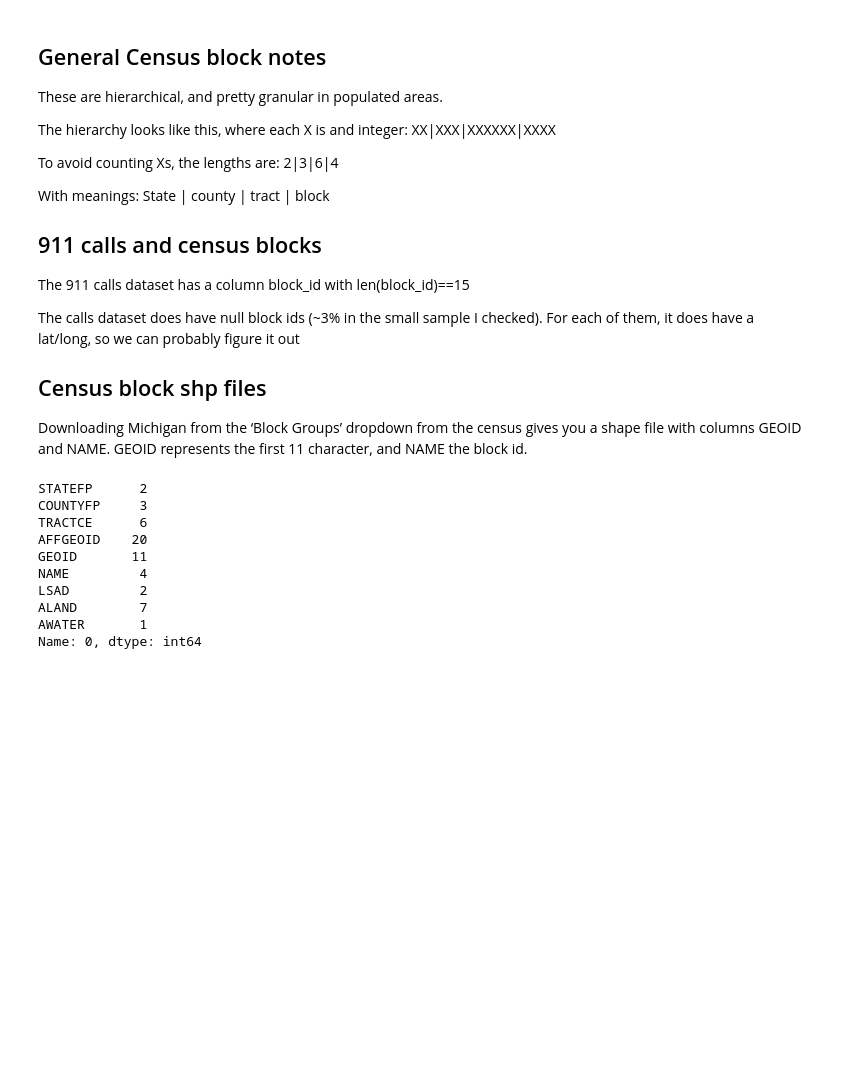
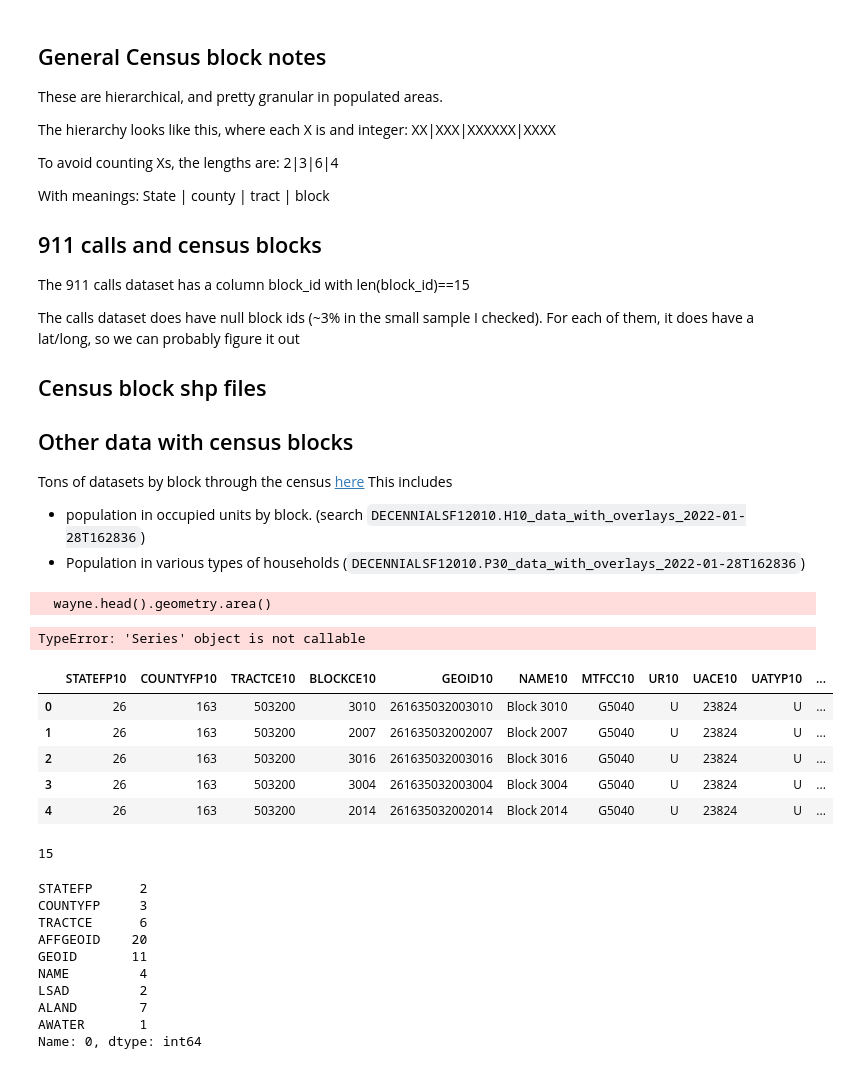
Before and after one commit to ahakso/detroit, a Jupyter notebook: census_blocks.ipynb, the cells around one changed output. Saved outputs shown, nothing was run; the diff lists cells and outputs as text; code cells hidden in the pictures; blank space fills up the shorter version.

Commit message:
use blocks instead of block groups

```diff
--- a/census_blocks.ipynb
+++ b/census_blocks.ipynb
@@ -24,7 +23,19 @@ The 911 calls dataset has a column block_id with len(block_id)==15
 The calls dataset does have null block ids (~3% in the small sample I checked). For each of them, it does have a lat/long, so we can probably figure it out
 
 ## Census block shp files
-Downloading Michigan from the ‘Block Groups’ dropdown from the census gives you a shape file with columns GEOID and NAME. GEOID represents the first 11 character, and NAME the block id.
+
+
+
+## Other data with census blocks
+Tons of datasets by block through the census [here](https://data.census.gov/cedsci/table?q=United%20States&g=0500000US26163%241000000)
+This includes
+* population in occupied units by block. (search `DECENNIALSF12010.H10_data_with_overlays_2022-01-28T162836`)
+* Population in various types of households (`DECENNIALSF12010.P30_data_with_overlays_2022-01-28T162836`)
+# %%
+wayne.head().geometry.area()
+# %% [output]
+  wayne.head().geometry.area()
+TypeError: 'Series' object is not callable
 # %%
 import geopandas as gpd
 from util_detroit import kml_to_gpd, csv_with_x_y_to_gpd
@@ -40,7 +51,20 @@ COLS_911 = [
     "oid",
 ]
 # %%
-tract = gpd.read_file('/Users/ahakso/Downloads/cb_2018_26_tract_500k/cb_2018_26_tract_500k.shp')
+block = gpd.read_file('/Users/ahakso/Downloads/wayne_county_census_blocks/tl_2010_26163_tabblock10.shp')
+# %%
+block.head()
+# %% [output]
+|  | STATEFP10 | COUNTYFP10 | TRACTCE10 | BLOCKCE10 | GEOID10 | NAME10 | MTFCC10 | UR10 | UACE10 | UATYP10 | ... |
+| 0 | 26 | 163 | 503200 | 3010 | 261635032003010 | Block 3010 | G5040 | U | 23824 | U | ... |
+| 1 | 26 | 163 | 503200 | 2007 | 261635032002007 | Block 2007 | G5040 | U | 23824 | U | ... |
+| 2 | 26 | 163 | 503200 | 3016 | 261635032003016 | Block 3016 | G5040 | U | 23824 | U | ... |
+| 3 | 26 | 163 | 503200 | 3004 | 261635032003004 | Block 3004 | G5040 | U | 23824 | U | ... |
+| 4 | 26 | 163 | 503200 | 2014 | 261635032002014 | Block 2014 | G5040 | U | 23824 | U | ... |
+# %%
+len('260010001001031')
+# %% [output]
+15
 # %%
 tract.head().drop(columns=['geometry']).astype(str).iloc[0,:].apply(len)
 # %% [output]
```
Also changed, not shown: parts of 3 cells of this notebook.
